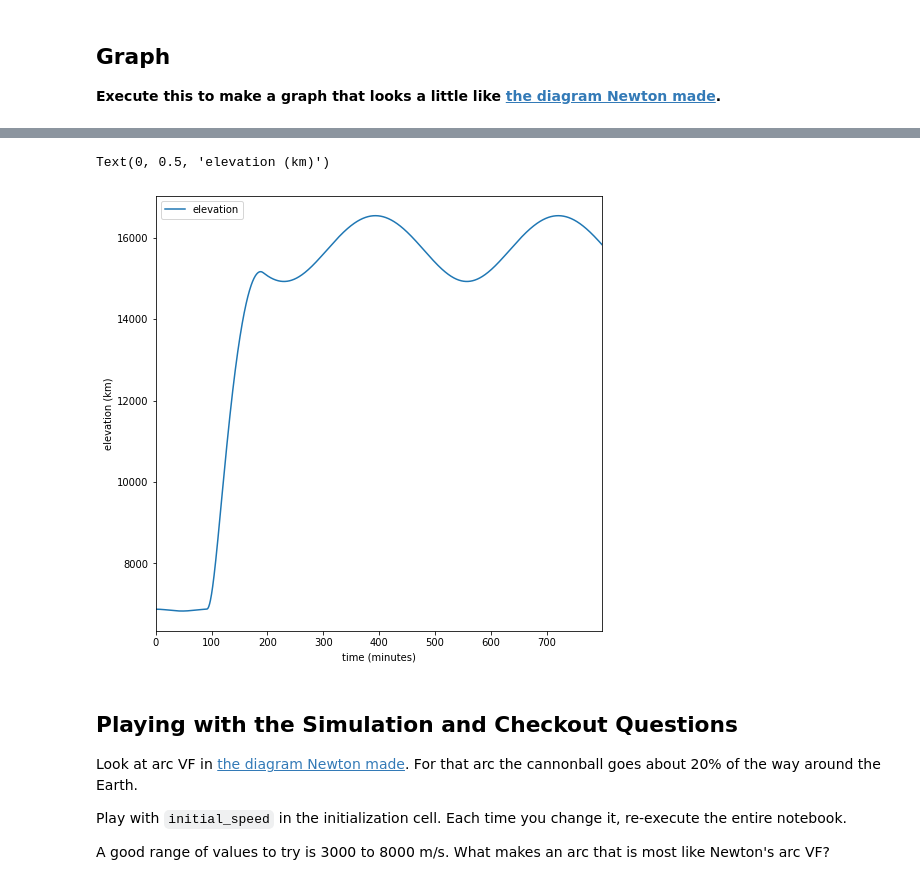
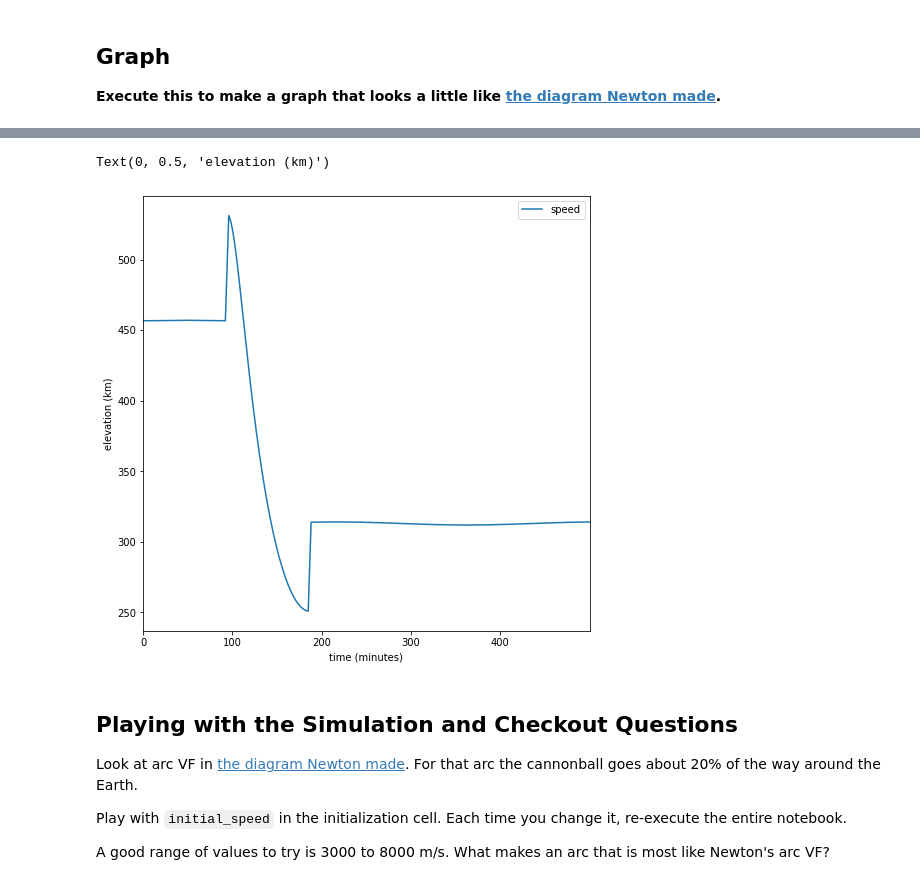
Before and after one commit to brianhill/loops-and-orbits, a Jupyter notebook: notebooks/lao-3-4.ipynb, the cells around one changed output, grey strips where cells are left out. Saved outputs shown, nothing was run; the diff lists cells and outputs as text; code cells hidden in the pictures.

```diff
--- a/notebooks/lao-3-4.ipynb
+++ b/notebooks/lao-3-4.ipynb
@@ -29,19 +31,18 @@ Next, define all the constants. **Just execute these assignments.**
 # %%
 # The following two parameters are get us the strength of gravity at various heights:
-g = 35.32                    # 35.32 km/min**2 at Earth surface
+g = 35.32                # 35.32 km/min**2 at Earth surface
 radius_of_earth = 6371.0 # Earth radius in km
 
 # The following two variables define the cannonball launch conditions:
-initial_position = [0.0, radius_of_earth + 500.0]  # cannon is on a 500 km high mountain
-initial_velocity = [456, 0.0]                     # a good range of initial x-velocities to try is 7.6 to 9.2 km/s
-# The value of 538.92 km/s was tweaked to make exactly one elliptical orbit in 200 minutes.
+initial_position = [0.0, radius_of_earth + 500.0]  # satellite begins at a 500 km high orbit
+initial_velocity = [456.7, 0.0]                    # 456.7 km/min maintains the 500 km high orbit
 
 # We time the burns
-burns = [(90, 3.8), (190, 3.3)]
+burns = [(92, 3.8), (184.8, 3.13)]
 
 # The following two parameters establish the simulation time step and its maximum total duration:
-delta_t = 0.5                # simulation time step in minutes
-simulation_time_steps = 1600  # 800 minutes worth for a delta_t of 0.5 minutes
+delta_t = 0.05                 # simulation time step in minutes
+simulation_time_steps = 10000  # 500 minutes worth
 # %% [markdown]
 ## Functions for Working with Vectors
 
@@ -250,24 +251,26 @@ for i in range(1, simulation_time_steps):
     # time
     before_time = times[i - 1]
     #
-    # fundamental change for 2nd-order Runge-Kutta -- first estimate the mid_position!!
+    # fundamental change for 2nd-order Runge-Kutta -- estimate mid_position
     #
     mid_position = before_position + 0.5 * delta_t * before_velocity
     #
-    # also compute mid_time, because thrust depends on the times of the rocket burns
+    # need before_acceleration
+    #
+    before_acceleration = acceleration_from_gravity(before_position) + acceleration_from_thrust(before_time, before_velocity)
+    #
+    # now can get mid_velocity estimate
+    #
+    mid_velocity = before_velocity + 0.5 * delta_t * before_acceleration
+    #
+    # also compute mid_time
     #
     mid_time = before_time + 0.5 * delta_t
     #
-    # calculate the acceleration -- using the estimated mid_position and the mid_time!
+    # Using mid_position, mid_velocity, and mid_time compute mid_acceleration
     #
-    mid_acceleration_from_gravity = acceleration_from_gravity(mid_position)
+    mid_acceleration = acceleration_from_gravity(mid_position) + acceleration_from_thrust(mid_time, mid_velocity)
     #
-    mid_acceleration_from_thrust = acceleration_from_thrust(mid_time, before_velocity)
-    #
-    #
-    # Add these two accelerations
-    #
-    mid_acceleration = mid_acceleration_from_gravity + mid_acceleration_from_thrust
     # calculate after_velocity using mid_acceleration
     #
     after_velocity = before_velocity + delta_t * mid_acceleration
@@ -275,7 +278,7 @@ for i in range(1, simulation_time_steps):
     # calculate after_position using the democratic combination
     # of (after_velocity + before_velocity) / 2
     #
-    after_position = before_position + delta_t * 0.5 * (after_velocity + before_velocity)
+    after_position = before_position + delta_t * (after_velocity + before_velocity) / 2.0
     #
     # update time
     #
@@ -316,29 +319,31 @@ plt.show()
 # %%
 import pandas as pd
 
 df = pd.DataFrame({
     'time' : times[:],
     'x_pos' : positions[:, 0],
     'y_pos' : positions[:, 1],
     'x_vel' : velocities[:, 0],
     'y_vel' : velocities[:, 1]
 })
 
-df['elevation'] = (df.x_pos**2 + df.y_pos**2)**(1/2)
+# df = df.resample('10T').mean()
 
-# df['time'] = pd.to_datetime(df['time'], unit='minutes')
+df['elevation'] = np.sqrt(df.x_pos**2 + df.y_pos**2)
 
-my_plot = df.plot(figsize=(8, 8), x='time', y='elevation')
+df['speed'] = np.sqrt(df.x_vel**2 + df.y_vel**2)
+
+my_plot = df.plot(figsize=(8, 8), x='time', y='speed')
 my_plot.set_xlabel('time (minutes)')
 my_plot.set_ylabel('elevation (km)')
 
 # Example of how to create a new data-frame from an existing one.
 #
 # df1 = df[ df.elevation > 0 ]
 #
 # %% [output]
 Text(0, 0.5, 'elevation (km)')
-[figure, old version]
+[figure, new version]
 # %% [markdown]
 ## Playing with the Simulation and Checkout Questions
 
```
Also changed, not shown: parts of 5 cells of this notebook.
